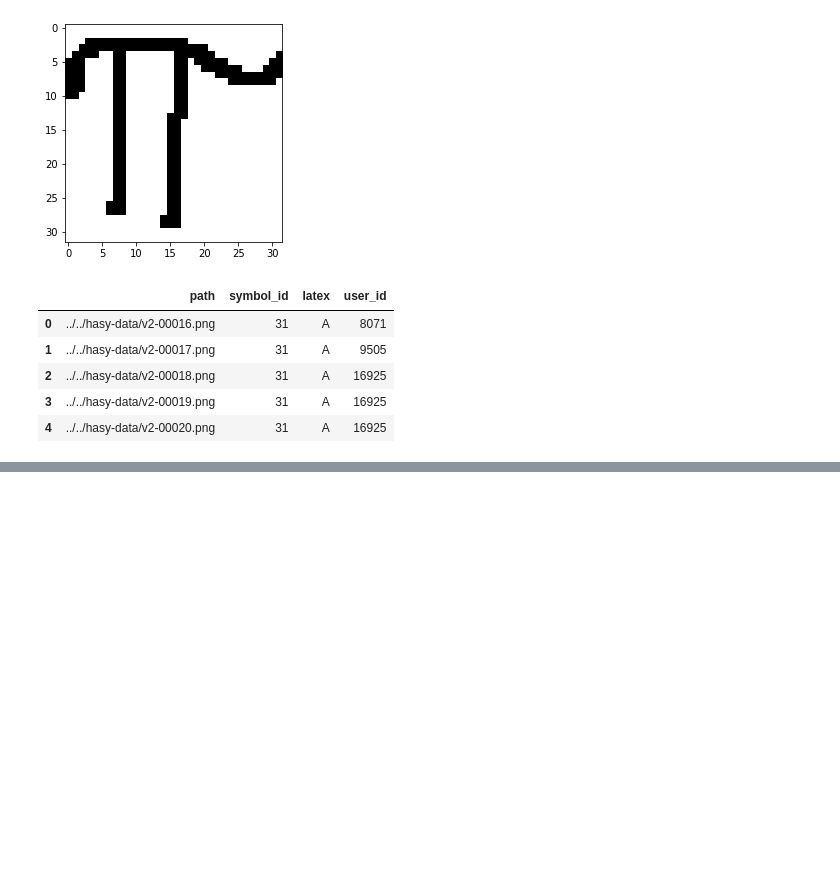
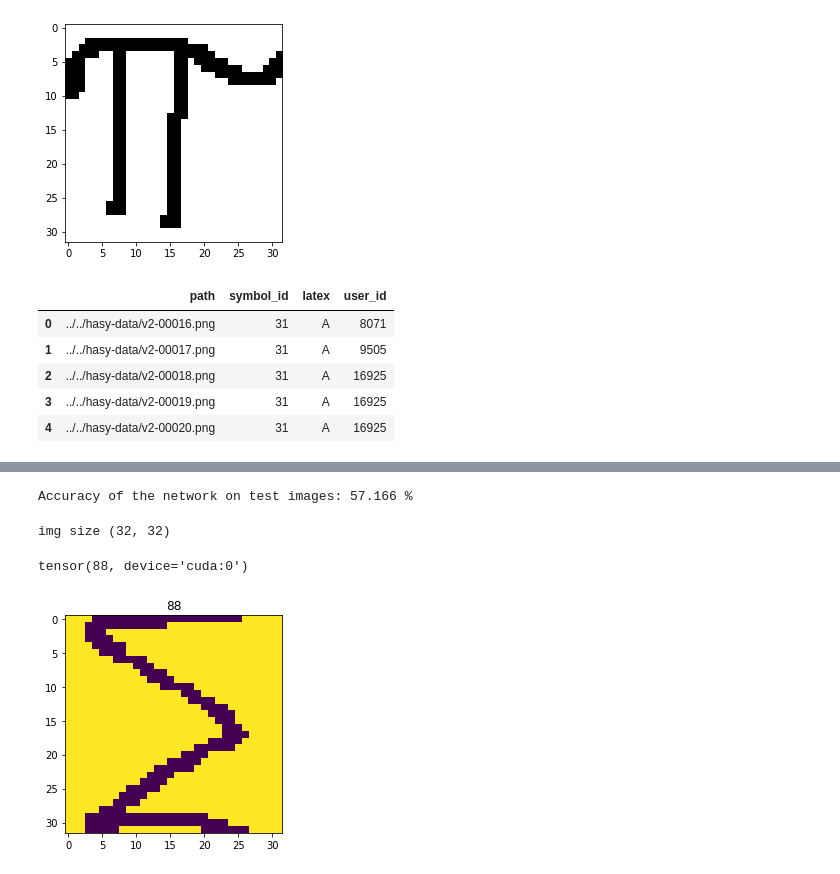
Before and after one commit to yuvalgrossman/EquSolve, a Jupyter notebook: shahar.ipynb, the cells around one changed output, grey strips where cells are left out. Drawn from its saved outputs; the diff is of its cells as text; code cells hidden in the pictures; blank space fills up the shorter version.

```diff
--- a/shahar.ipynb
+++ b/shahar.ipynb
@@ -93,17 +128,18 @@ class Net(nn.Module):
                                kernel_size=3, stride=1)
         self.conv2 = nn.Conv2d(in_channels=20, out_channels=50,
                                kernel_size=3, stride=1)
-        self.fc1 = nn.Linear(in_features=800, out_features=500)
-        self.fc2 = nn.Linear(in_features=500, out_features=10)
+        self.fc1 = nn.Linear(in_features=1800, out_features=500)
+        self.fc2 = nn.Linear(in_features=500, out_features=1401)
 
     def forward(self, x):
-        x = F.relu(self.conv1(x))
-        x = F.max_pool2d(x, 2, 2)
-        x = F.relu(self.conv2(x))
-        x = F.max_pool2d(x, 2, 2)
-        x = x.view(x.size(0), -1)
-        x = F.relu(self.fc1(x))
-        x = self.fc2(x)
+        # print(x.shape)
+        x = F.relu(self.conv1(x));#print(x.shape)
+        x = F.max_pool2d(x, 2, 2);#print(x.shape)
+        x = F.relu(self.conv2(x));#print(x.shape)
+        x = F.max_pool2d(x, 2, 2);#print(x.shape)
+        x = x.view(x.size(0), -1);#print(x.shape)
+        x = F.relu(self.fc1(x));#print(x.shape)
+        x = self.fc2(x);#print(x.shape)
         return x
 
 net = Net().to(device)
@@ -122,13 +160,15 @@ Net(
 # %%
 def train(net, trainloader):
-    for epoch in range(1): # no. of epochs
+    for epoch in range(10): # no. of epochs
         running_loss = 0
-        for data in trainloader:
+        for data in tqdm(trainloader):
             # data pixels and labels to GPU if available
             inputs, labels = data[0].to(device, non_blocking=True), data[1].to(device, non_blocking=True)
+            # print(inputs.shape, labels.shape)
             # set the parameter gradients to zero
             optimizer.zero_grad()
             outputs = net(inputs)
+            # print(outputs.shape, labels.shape)
             loss = criterion(outputs, labels)
             # propagate the loss backward
             loss.backward()
@@ -147,6 +187,7 @@ def test(net, testloader):
     with torch.no_grad():
         for data in testloader:
             inputs, labels = data[0].to(device, non_blocking=True), data[1].to(device, non_blocking=True)
+            # print(inputs.shape, labels.shape)
             outputs = net(inputs)
             _, predicted = torch.max(outputs.data, 1)
             total += labels.size(0)
@@ -156,5 +197,5 @@ def test(net, testloader):
         100 * correct / total))
 
 train(net, trainloader)
-test(net, testloader)
+# test(net, testloader)
 # %% [output]
@@ -166,0 +222,12 @@ img = plt.imread(p[6:])
+# %%
+test(net, testloader)
+# %% [output]
+Accuracy of the network on test images: 57.166 %
+# %%
+num=1000
+test_data.plotitem(num)
+net(test_data.__getitem__(num)[0].unsqueeze(0).to(device)).argmax()
+# %% [output]
+img size (32, 32)
+tensor(88, device='cuda:0')
+[figure, added]
```
Also changed, not shown: parts of 11 cells of this notebook.
